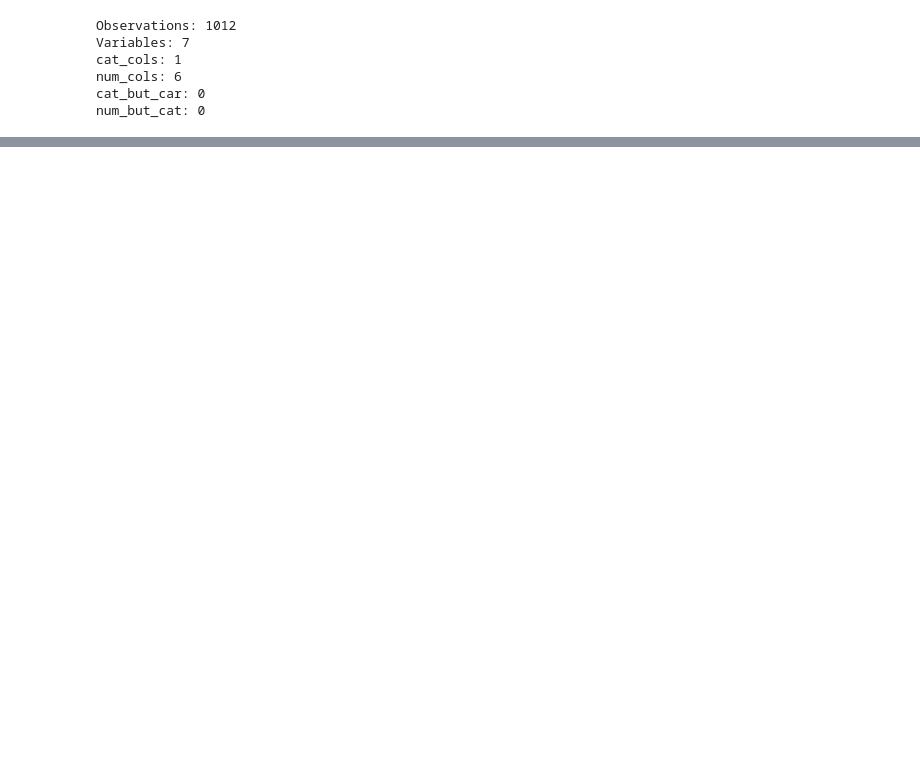
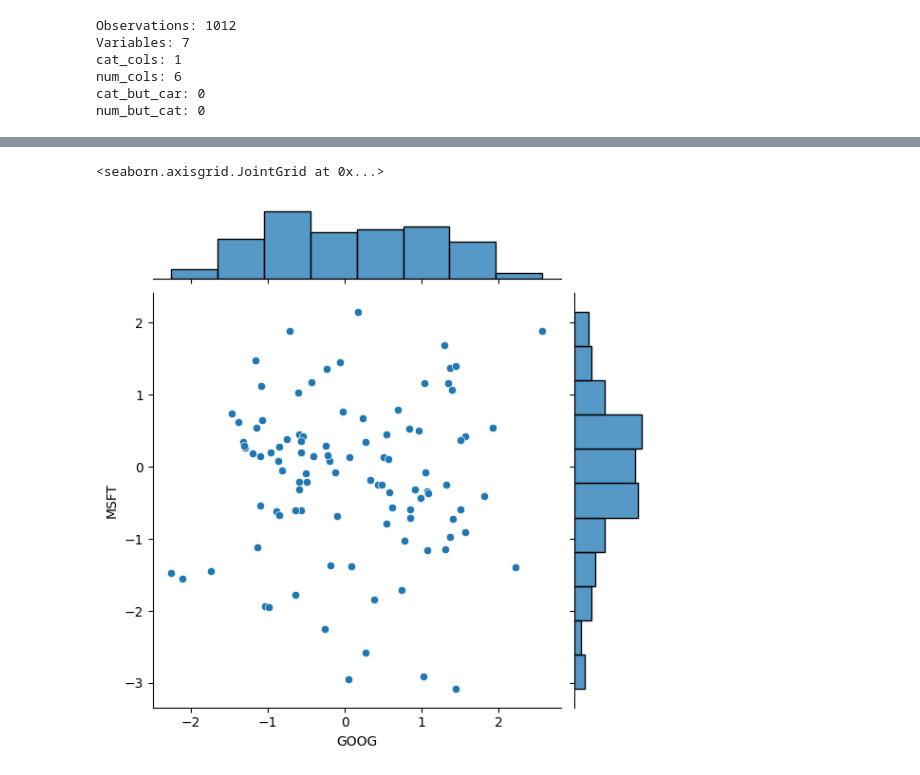
Before and after one commit to suleymanacikgoz/Global_AI_Hub_Project, a Jupyter notebook: globalaihubproje.ipynb, the cells around one changed output, grey strips where cells are left out. Cells and saved outputs as stored; diff of their text form; code cells hidden in the pictures; blank space fills up the shorter version.

```diff
--- a/globalaihubproje.ipynb
+++ b/globalaihubproje.ipynb
@@ -224,0 +347,5 @@ fig.show()
+# %%
+sns.jointplot(x='GOOG', y='MSFT', data=tech_rets, kind='scatter')
+# %% [output]
+<seaborn.axisgrid.JointGrid at 0x...>
+[figure, added]
```
Also changed, not shown: parts of 12 cells of this notebook.
